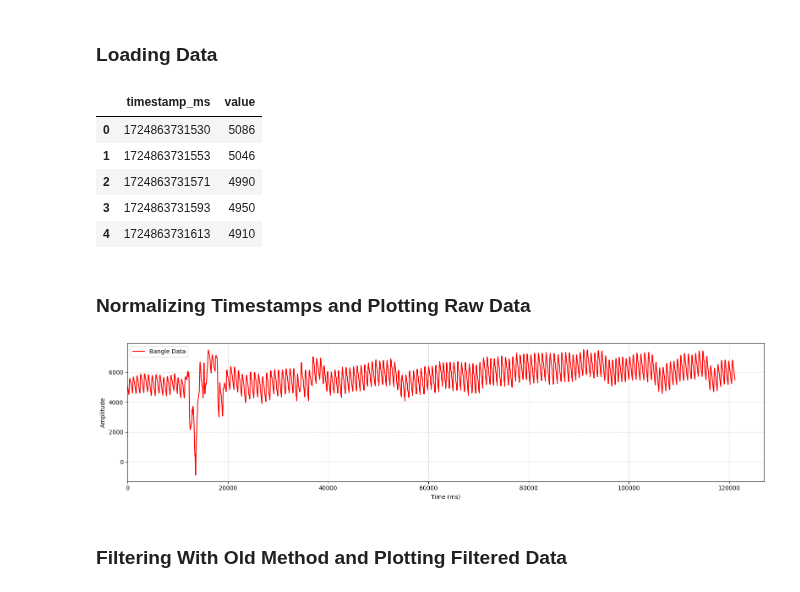
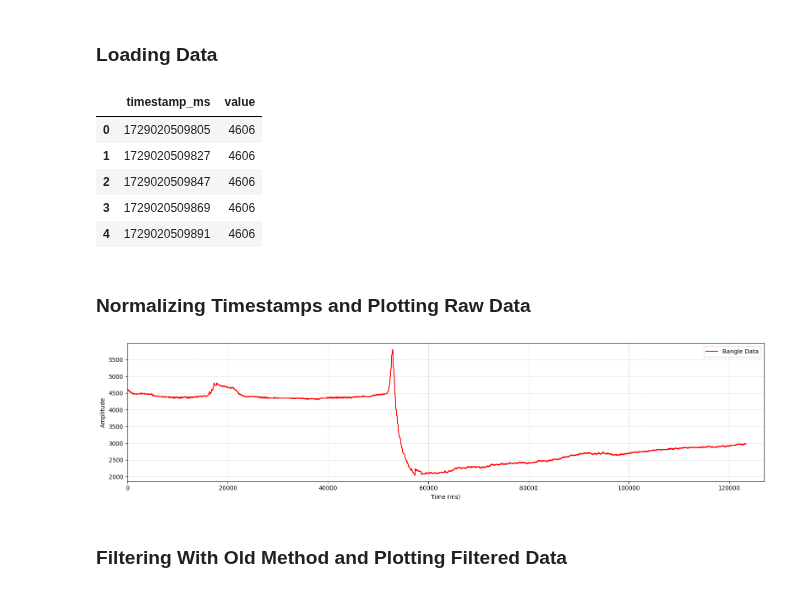
Before and after one commit to Showmick119/Benchmarking-Signal-Processing-Packages, a Jupyter notebook: HRV105M-analysis/bangle.ipynb, the cells around one changed output. Cells and saved outputs as stored; diff of their text form; code cells hidden in the pictures.

```diff
--- a/HRV105M-analysis/bangle.ipynb
+++ b/HRV105M-analysis/bangle.ipynb
@@ -14,15 +14,15 @@ import matplotlib.pyplot as plt
 # %% [markdown]
 ### Loading Data
 # %%
-bangle_data = pd.read_csv("../HRV108M/HRV108M_Finger_Baseline/bangle.csv")
+bangle_data = pd.read_csv("../HRV106M/HRV106M_Finger_Baseline/bangle.csv")
 bangle_data.head()
 # %% [output]
 |  | timestamp_ms | value |
-| 0 | 1724863731530 | 5086 |
-| 1 | 1724863731553 | 5046 |
-| 2 | 1724863731571 | 4990 |
-| 3 | 1724863731593 | 4950 |
-| 4 | 1724863731613 | 4910 |
+| 0 | 1729020509805 | 4606 |
+| 1 | 1729020509827 | 4606 |
+| 2 | 1729020509847 | 4606 |
+| 3 | 1729020509869 | 4606 |
+| 4 | 1729020509891 | 4606 |
 # %% [markdown]
 ### Normalizing Timestamps and Plotting Raw Data
 # %%
@@ -43,7 +43,7 @@ plt.xlim(left=0, right=127000)
 plt.tight_layout()
 plt.show()
 # %% [output]
-[figure, old version]
+[figure, new version]
 # %% [markdown]
 ### Filtering With Old Method and Plotting Filtered Data
 # %%
```
Also changed, not shown: parts of 3 cells of this notebook.
